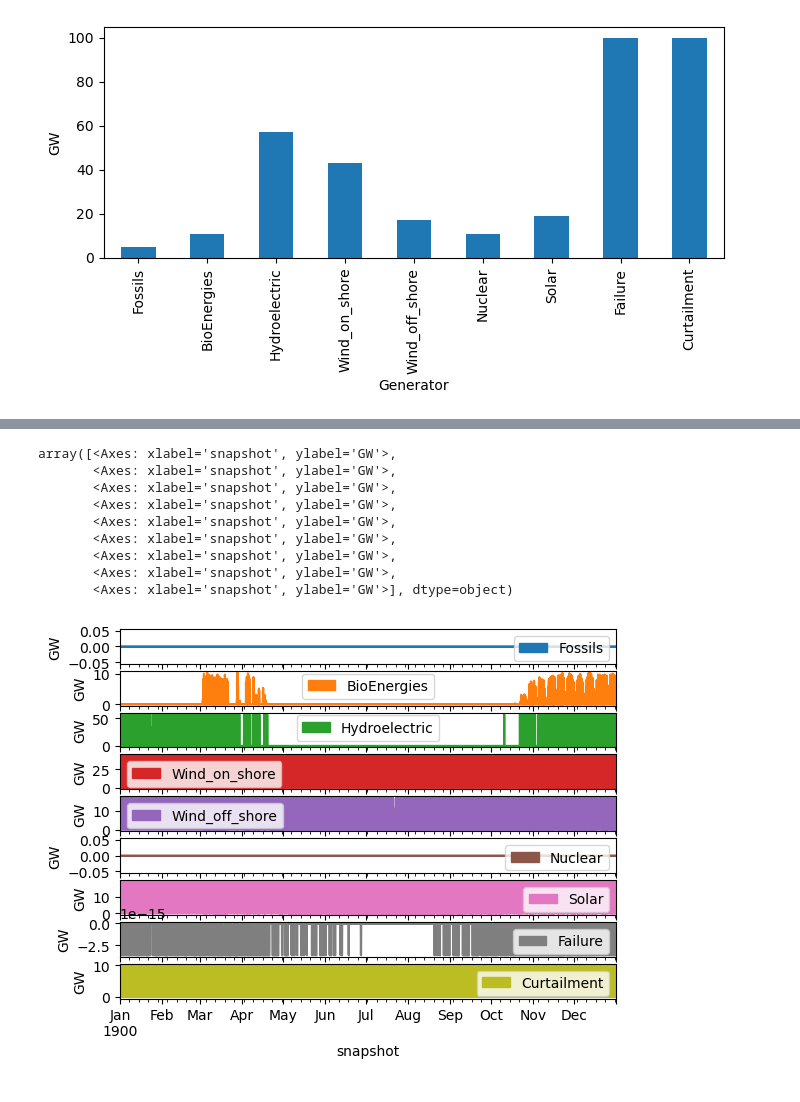
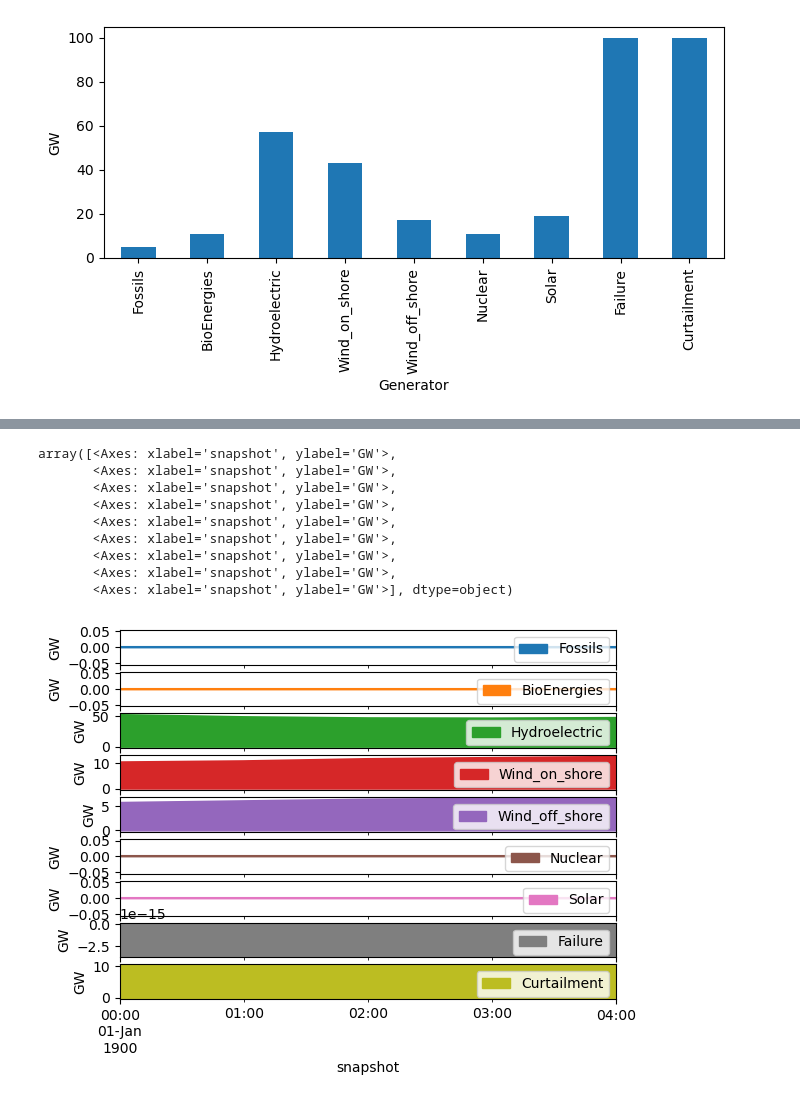
Before and after one commit to mikolaj2268/ATHENS-Planning-the-European-electricity-system, a Jupyter notebook: toy_example.ipynb, the cells around one changed output, grey strips where cells are left out. Saved outputs shown, nothing was run; the diff lists cells and outputs as text; code cells hidden in the pictures.

```diff
--- a/toy_example.ipynb
+++ b/toy_example.ipynb
@@ -197,14 +210,14 @@ network.generators_t.p.div(1e3).plot.area(subplots=False, ylabel="GW")
-# %%
-network.generators_t.p.div(1e3).plot.area(subplots=True, ylabel="GW")
-# %% [output]
-array([<Axes: xlabel='snapshot', ylabel='GW'>,
-       <Axes: xlabel='snapshot', ylabel='GW'>,
-       <Axes: xlabel='snapshot', ylabel='GW'>,
-       <Axes: xlabel='snapshot', ylabel='GW'>,
-       <Axes: xlabel='snapshot', ylabel='GW'>,
-       <Axes: xlabel='snapshot', ylabel='GW'>,
-       <Axes: xlabel='snapshot', ylabel='GW'>,
-       <Axes: xlabel='snapshot', ylabel='GW'>,
-       <Axes: xlabel='snapshot', ylabel='GW'>], dtype=object)
-[figure, removed]
+# %%
+network.generators_t.p.head().div(1e3).plot.area(subplots=True, ylabel="GW")
+# %% [output]
+array([<Axes: xlabel='snapshot', ylabel='GW'>,
+       <Axes: xlabel='snapshot', ylabel='GW'>,
+       <Axes: xlabel='snapshot', ylabel='GW'>,
+       <Axes: xlabel='snapshot', ylabel='GW'>,
+       <Axes: xlabel='snapshot', ylabel='GW'>,
+       <Axes: xlabel='snapshot', ylabel='GW'>,
+       <Axes: xlabel='snapshot', ylabel='GW'>,
+       <Axes: xlabel='snapshot', ylabel='GW'>,
+       <Axes: xlabel='snapshot', ylabel='GW'>], dtype=object)
+[figure, added]
 # %%
```
Also changed, not shown: parts of 18 cells of this notebook, 4 other files.
